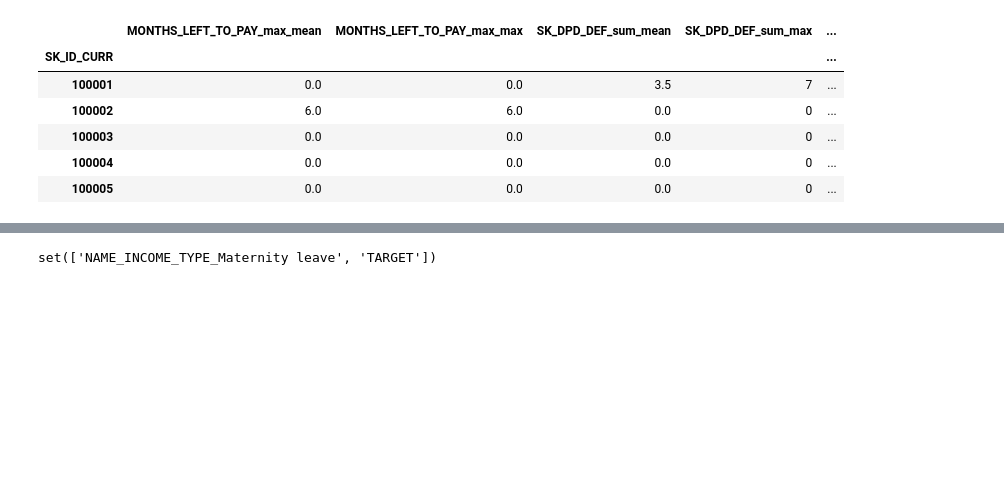
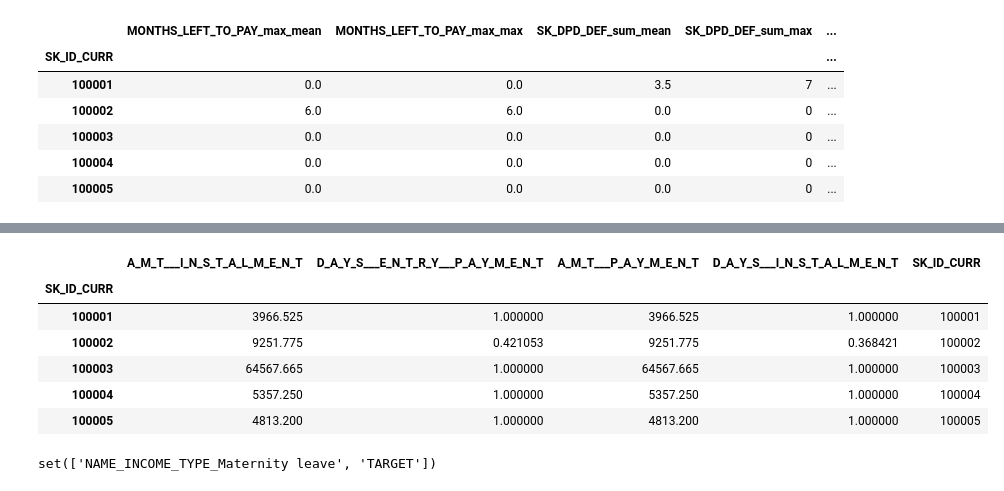
Before and after one commit to MAGomes95/KaggleCreditRisk, a Jupyter notebook: main.ipynb, the cells around one changed output, grey strips where cells are left out. Saved outputs shown, nothing was run; the diff lists cells and outputs as text; code cells hidden in the pictures; blank space fills up the shorter version.

```diff
--- a/main.ipynb
+++ b/main.ipynb
@@ -273,3 +285,37 @@ data_cc.head()
+# %%
+data_installments = pd.read_csv('data/installments_payments.csv')
+
+def process_installments(data_installments):
+    data_installments = data_installments[pd.notna(data_installments['DAYS_ENTRY_PAYMENT'])].drop(['NUM_INSTALMENT_VERSION'],axis = 1)
+
+    instal['DIFERENCE_DAYS_PAYMENT'] = instal['DAYS_ENTRY_PAYMENT'] - instal['DAYS_INSTALMENT']
+    instal['DIFERENCE_PAYMENT'] = instal['AMT_INSTALMENT'] - instal['AMT_PAYMENT']
+
+    data_installments['DAYS_INSTALMENT_new'] = 0
+    data_installments['DAYS_ENTRY_PAYMENT_new'] = 0
+
+    data_installments.loc[data_installments['DAYS_INSTALMENT'] < -365 , 'DAYS_INSTALMENT_new'] = 1
+    data_installments.loc[data_installments['DAYS_ENTRY_PAYMENT'] < -365, 'DAYS_ENTRY_PAYMENT_new'] = 1
+
+    data_installments = data_installments.drop(['DAYS_INSTALMENT','DAYS_ENTRY_PAYMENT'],axis = 1)
+    data_installments = data_installments.rename(columns = {'DAYS_INSTALMENT_new':'DAYS_INSTALMENT','DAYS_ENTRY_PAYMENT_new':'DAYS_ENTRY_PAYMENT'})
+
+    data_installments = data_installments.groupby(by=['SK_ID_PREV','SK_ID_CURR']).agg({'DAYS_INSTALMENT':'mean','DAYS_ENTRY_PAYMENT':'mean','AMT_INSTALMENT':'median','AMT_PAYMENT':'median','NUM_INSTALMENT_VERSION': 'max', 'DIFERENCE_DAYS_PAYMENT': 'mean','DIFERENCE_PAYMENT': 'mean'})
+    data_installments = data_installments.groupby(by='SK_ID_CURR').agg({'DAYS_INSTALMENT':'mean','DAYS_ENTRY_PAYMENT':'mean','AMT_INSTALMENT':'median','AMT_PAYMENT':'median','NUM_INSTALMENT_VERSION': 'mean', 'DIFERENCE_DAYS_PAYMENT': 'mean','DIFERENCE_PAYMENT': 'mean'})
+    #     data_installments.columns = list(map('_'.join, data_installments.columns.values))
+    data_installments['SK_ID_CURR'] = data_installments.index
+    return data_installments
+
+data_installments = process_installments(data_installments)
+data_installments.head()
+# %% [output]
+|  | A_M_T___I_N_S_T_A_L_M_E_N_T | D_A_Y_S___E_N_T_R_Y___P_A_Y_M_E_N_T | A_M_T___P_A_Y_M_E_N_T | D_A_Y_S___I_N_S_T_A_L_M_E_N_T | SK_ID_CURR |
+| SK_ID_CURR |  |  |  |  |  |
+| 100001 | 3966.525 | 1.000000 | 3966.525 | 1.000000 | 100001 |
+| 100002 | 9251.775 | 0.421053 | 9251.775 | 0.368421 | 100002 |
+| 100003 | 64567.665 | 1.000000 | 64567.665 | 1.000000 | 100003 |
+| 100004 | 5357.250 | 1.000000 | 5357.250 | 1.000000 | 100004 |
+| 100005 | 4813.200 | 1.000000 | 4813.200 | 1.000000 | 100005 |
 # %%
 data = data.merge(previous_data, on='SK_ID_CURR', how='left', suffixes=('', '_previous'))
 data_submission = data_submission.merge(previous_data, on='SK_ID_CURR', how='left', suffixes=('', '_previous'))
```
Also changed, not shown: parts of 11 cells of this notebook, 3 other files.
